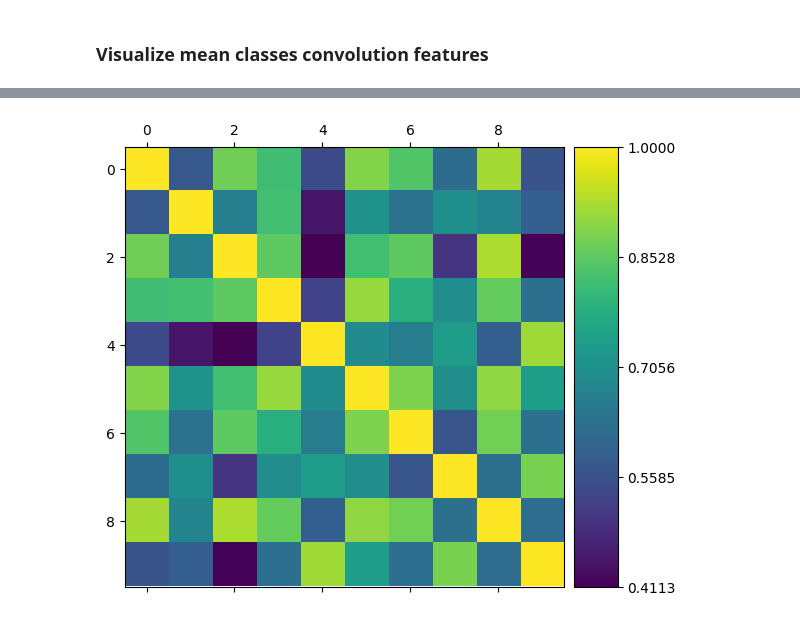
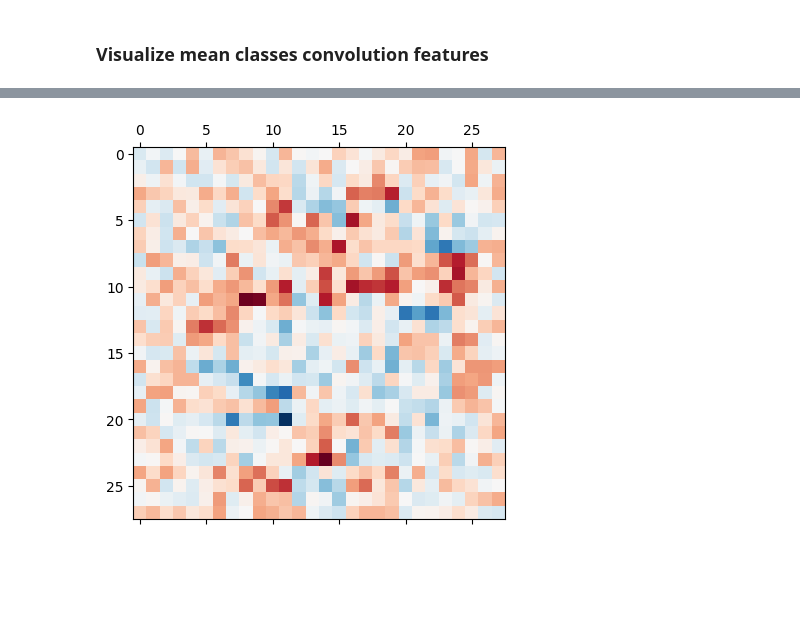
Before and after one commit to rayxxxxxxx/neural_networks_from_scratch, a Jupyter notebook: cnn_simplified_v1_MNIST.ipynb, the cells around one changed output, grey strips where cells are left out. Cells and saved outputs as stored; diff of their text form; code cells hidden in the pictures; blank space fills up the shorter version.

```diff
--- a/cnn_simplified_v1_MNIST.ipynb
+++ b/cnn_simplified_v1_MNIST.ipynb
@@ -277,20 +265,18 @@ def m_self_cosim(m: np.ndarray) -> np.ndarray:
-# %%
-fetures_similarity = m_self_cosim(classes_conv_features)
-
-fig = plt.figure(1, figsize=(6, 6))
-ax = fig.add_subplot()
-
-img = ax.matshow(fetures_similarity, cmap='viridis')
-
-divider = make_axes_locatable(ax)
-cax = divider.append_axes("right", size="10%", pad=0.1)
-
-cbar = fig.colorbar(img, ax=ax, cax=cax)
-cmin = np.min(fetures_similarity)
-cmax = np.max(fetures_similarity)
-cbar.set_ticks(np.linspace(cmin, cmax, 5))
-
-plt.tight_layout()
-plt.show()
-# %% [output]
-[figure, removed]
+# %%
+l = n_kernels * kernel_size
+q = np.zeros((l, l))
+
+for i in range(n_kernels):
+    i_pad = i * kernel_size
+
+    for j in range(n_kernels):
+        j_pad = j * kernel_size
+
+        idx = i * n_kernels + j
+
+        q[i_pad:i_pad+kernel_size, j_pad:j_pad+kernel_size] = model.K[idx]
+
+plt.matshow(q, cmap='RdBu')
+plt.show()
+# %% [output]
+[figure, added]
```
Also changed, not shown: parts of 9 cells of this notebook, 2 other files.
